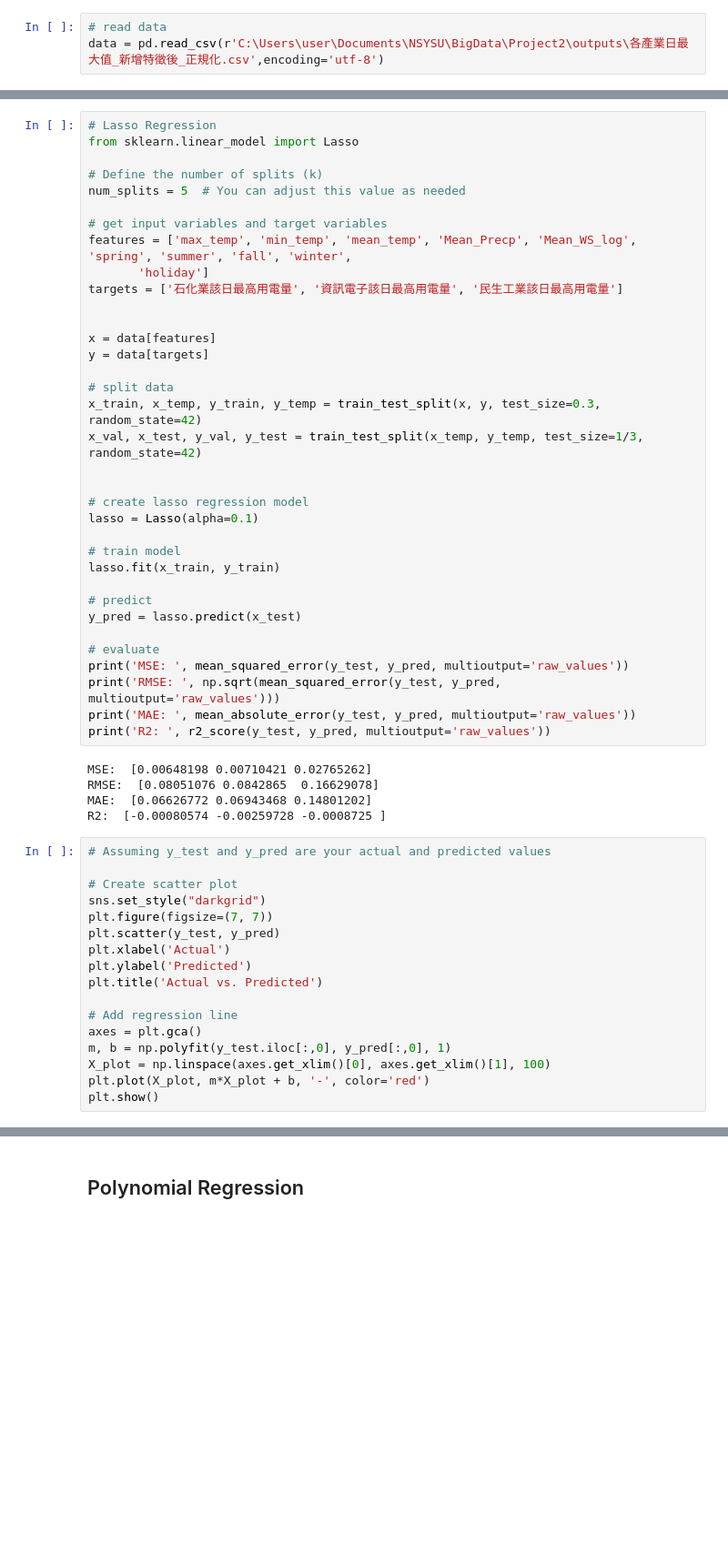
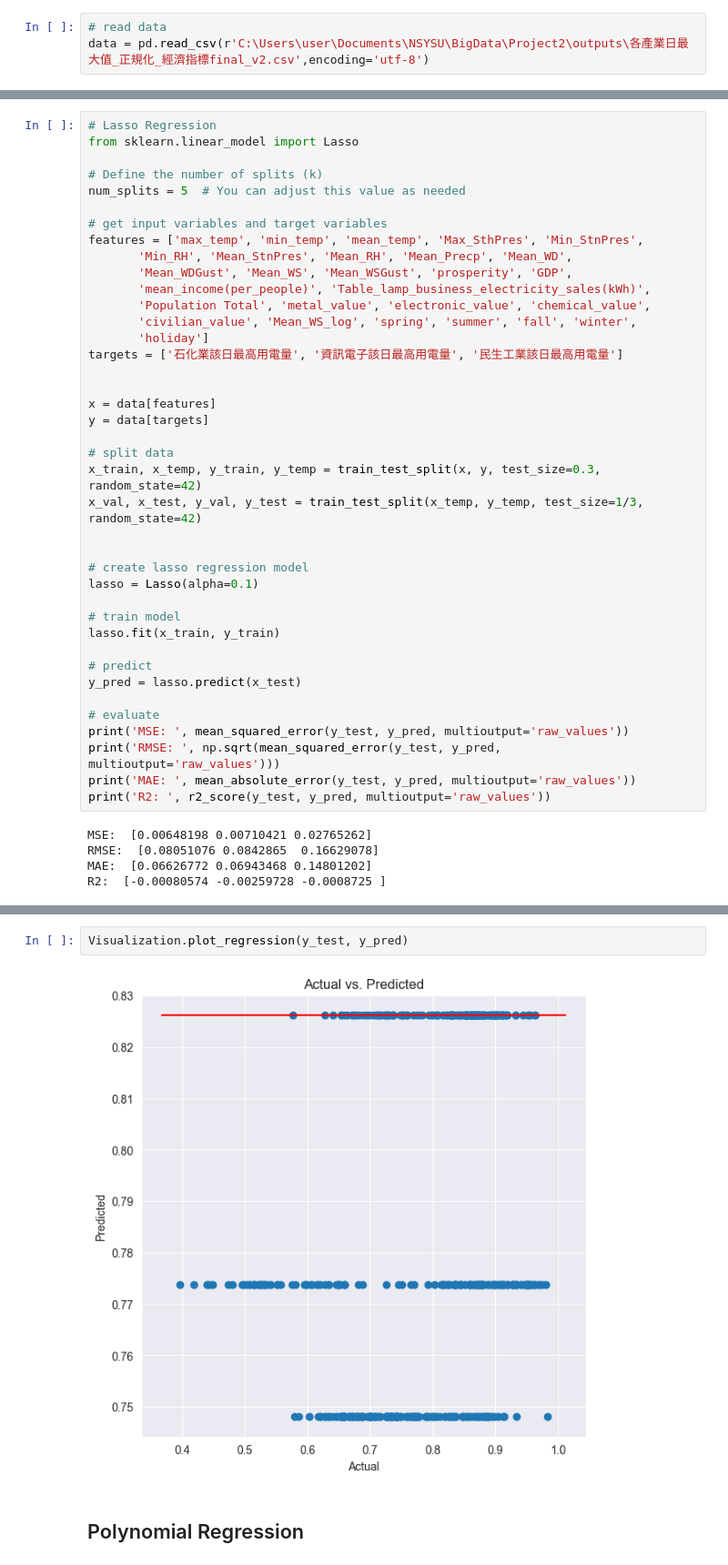
Before and after one commit to willy123789/BDA_Project2, a Jupyter notebook: BDA_Regression.ipynb, the cells around one changed output, grey strips where cells are left out. Shown at 91% size. Drawn from its saved outputs; the diff is of its cells as text; blank space fills up the shorter version.

```diff
--- a/BDA_Regression.ipynb
+++ b/BDA_Regression.ipynb
@@ -9,7 +9,7 @@ from sklearn.linear_model import LinearRegression
 from sklearn.metrics import mean_squared_error, mean_absolute_error, r2_score
 # %%
 # read data
-data = pd.read_csv(r'C:\Users\user\Documents\NSYSU\BigData\Project2\outputs\各產業日最大值_新增特徵後_正規化.csv',encoding='utf-8')
+data = pd.read_csv(r'C:\Users\user\Documents\NSYSU\BigData\Project2\outputs\各產業日最大值_正規化_經濟指標final_v2.csv',encoding='utf-8')
 # %%
 data.head()
 # %% [output]
@@ -82,7 +90,12 @@ from sklearn.linear_model import Lasso
 num_splits = 5  # You can adjust this value as needed
 
 # get input variables and target variables
-features = ['max_temp', 'min_temp', 'mean_temp', 'Mean_Precp', 'Mean_WS_log', 'spring', 'summer', 'fall', 'winter',
+features = ['max_temp', 'min_temp', 'mean_temp', 'Max_SthPres', 'Min_StnPres',
+       'Min_RH', 'Mean_StnPres', 'Mean_RH', 'Mean_Precp', 'Mean_WD',
+       'Mean_WDGust', 'Mean_WS', 'Mean_WSGust', 'prosperity', 'GDP',
+       'mean_income(per_people)', 'Table_lamp_business_electricity_sales(kWh)',
+       'Population Total', 'metal_value', 'electronic_value', 'chemical_value',
+       'civilian_value', 'Mean_WS_log', 'spring', 'summer', 'fall', 'winter',
        'holiday']
 targets = ['石化業該日最高用電量', '資訊電子該日最高用電量', '民生工業該日最高用電量']
 
@@ -114,20 +127,3 @@ MSE:  [0.00648198 0.00710421 0.02765262]
 RMSE:  [0.08051076 0.0842865  0.16629078]
 MAE:  [0.06626772 0.06943468 0.14801202]
 R2:  [-0.00080574 -0.00259728 -0.0008725 ]
-# %%
-# Assuming y_test and y_pred are your actual and predicted values
-
-# Create scatter plot
-sns.set_style("darkgrid")
-plt.figure(figsize=(7, 7))
-plt.scatter(y_test, y_pred)
-plt.xlabel('Actual')
-plt.ylabel('Predicted')
-plt.title('Actual vs. Predicted')
-
-# Add regression line
-axes = plt.gca()
-m, b = np.polyfit(y_test.iloc[:,0], y_pred[:,0], 1)
-X_plot = np.linspace(axes.get_xlim()[0], axes.get_xlim()[1], 100)
-plt.plot(X_plot, m*X_plot + b, '-', color='red')
-plt.show()
@@ -136,3 +130,7 @@ NameError: name 'sns' is not defined
+# %%
+Visualization.plot_regression(y_test, y_pred)
+# %% [output]
+[figure, added]
 # %% [markdown]
 ## Polynomial Regression
 # %%
```
Also changed, not shown: parts of 9 cells of this notebook.
